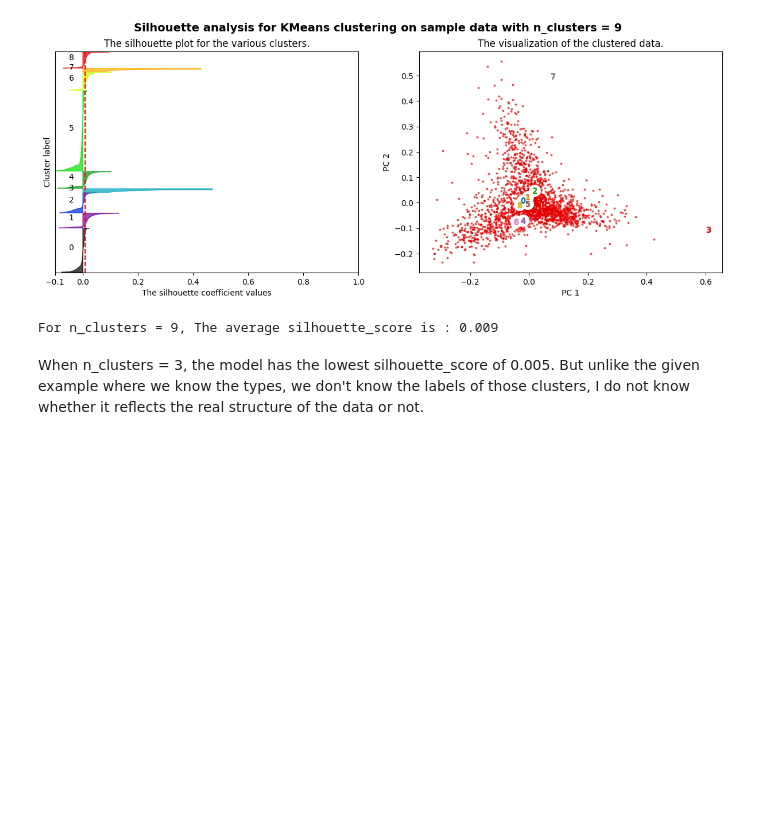
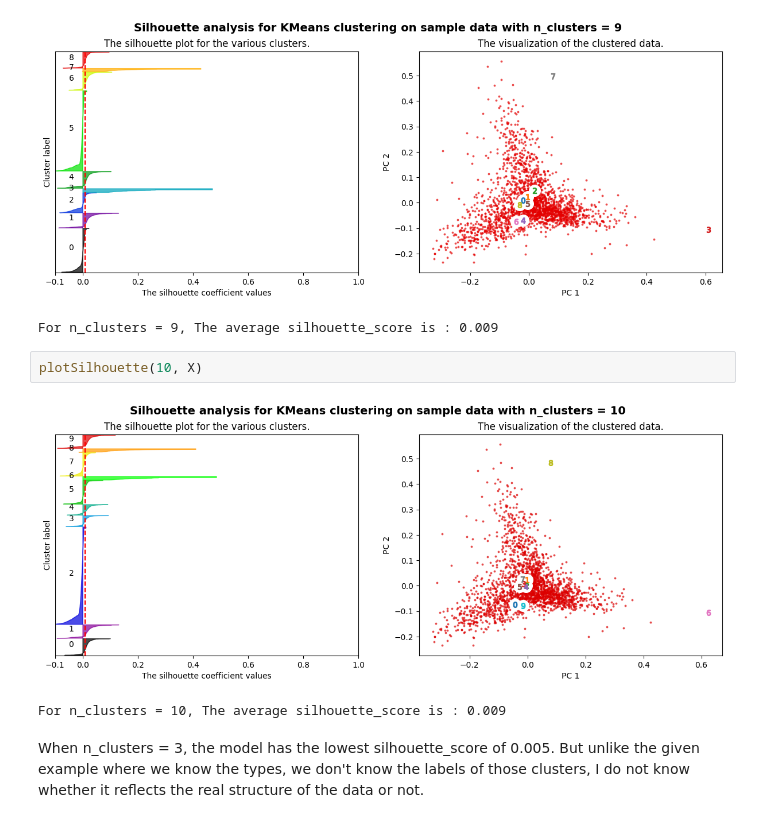
Before and after one commit to h-karyn/ComputationalContentAnalysis, a Jupyter notebook: python_notebooks/hw3/3_Topic_Modeling_and_Clustering.ipynb, the cells around one changed output. Cells and saved outputs as stored; diff of their text form; blank space fills up the shorter version.

```diff
--- a/python_notebooks/hw3/3_Topic_Modeling_and_Clustering.ipynb
+++ b/python_notebooks/hw3/3_Topic_Modeling_and_Clustering.ipynb
@@ -704,6 +708,11 @@ plotSilhouette(9, X)
 # %% [output]
 [figure]
 For n_clusters = 9, The average silhouette_score is : 0.009
+# %%
+plotSilhouette(10, X)
+# %% [output]
+[figure, added]
+For n_clusters = 10, The average silhouette_score is : 0.009
 # %% [markdown]
 When n_clusters = 3, the model has the lowest silhouette_score of 0.005. But unlike the given example where we know the types, we don't know the labels of those clusters, I do not know whether it reflects the real structure of the data or not.
 # %% [markdown]
```
Also changed, not shown: parts of 45 cells of this notebook.
